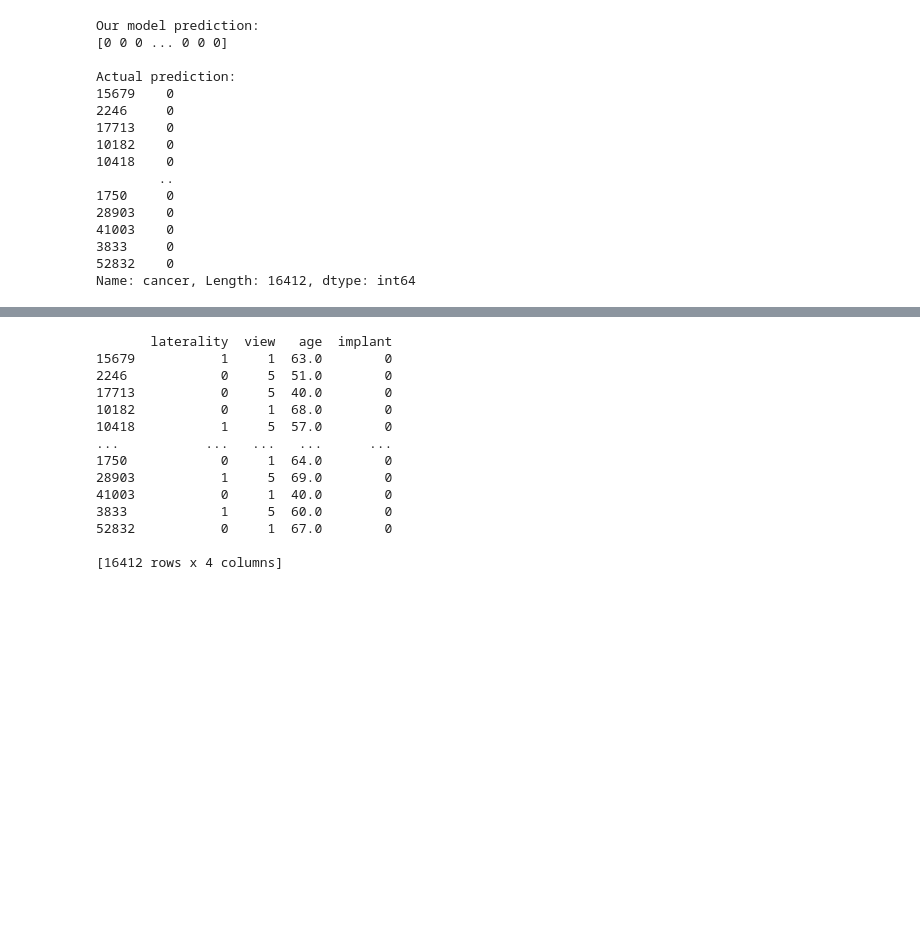
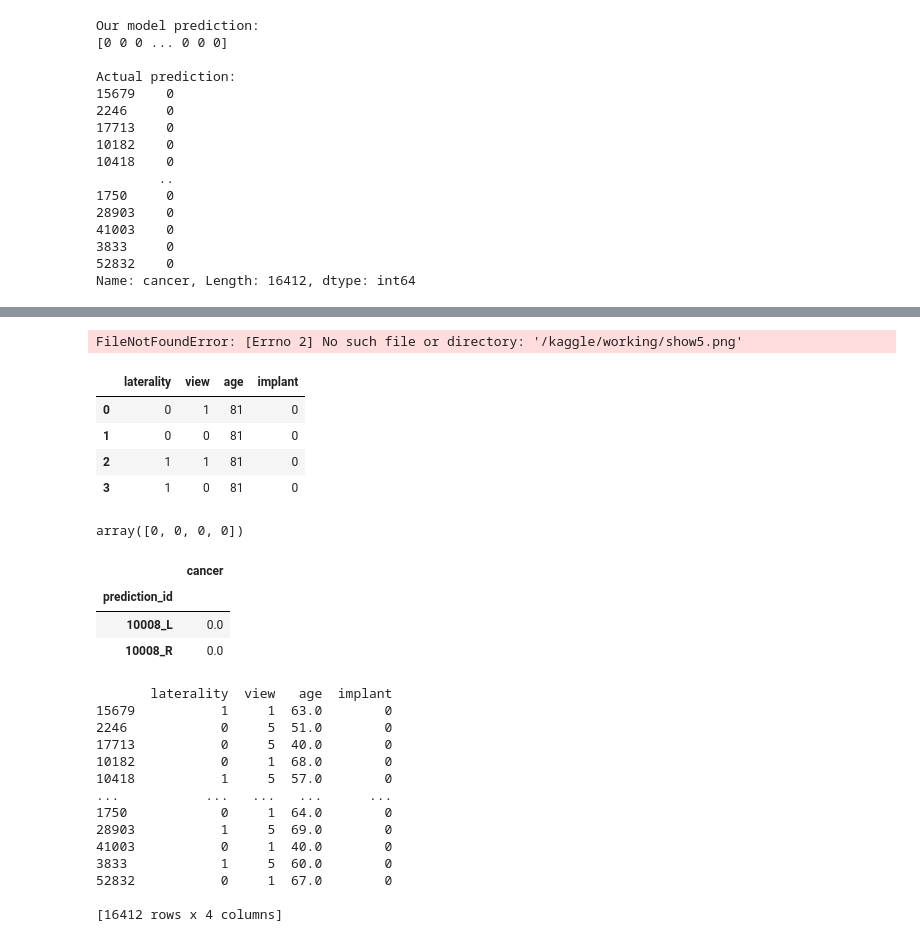
Before and after one commit to Nishitha-12/MajorProj2023, a Jupyter notebook: major-proj-final1.ipynb, the cells around one changed output, grey strips where cells are left out. Cells and saved outputs as stored; diff of their text form; code cells hidden in the pictures; blank space fills up the shorter version.

Commit message:
Kaggle Notebook | MAJOR-PROJ2 | Version 12

```diff
--- a/major-proj-final1.ipynb
+++ b/major-proj-final1.ipynb
@@ -813,7 +787,7 @@ predictions_nominal[1:10]
 import numpy as np
 from PIL import Image
 from keras.preprocessing import image
-img = image.load_img('/kaggle/working/show3.png')# , target_size=(32,32))
+img = image.load_img('/kaggle/working/show5.png')# , target_size=(32,32))
 img  = image.img_to_array(img)
 # img  = img/255
 img = img.reshape(-1,4)
@@ -822,9 +796,45 @@ img_class=eclf1.predict(img)
 # this model above was already trained
 # code from https://machinelearningmastery.com/handwritten-digit-recognition-using-convolutional-#neural-networks-python-keras/
 prediction = img_class[0]
-classname = img_class[0]
+classname = img_class
 # print("Class: ",classname)
+if img_class == 0:
+    print("no cancer")
+else:
+    print("cancer")
 print(classname)
+print(prediction)
+# %% [output]
+FileNotFoundError: [Errno 2] No such file or directory: '/kaggle/working/show5.png'
+# %%
+test_df = test.copy()
+test_df.drop(["site_id","patient_id","image_id","machine_id","prediction_id"], axis=1, inplace=True)
+
+col_list=['laterality','view']
+for col in col_list:
+    test_df[col]=le.fit_transform(test_df[col])
+test_df
+# %% [output]
+|  | laterality | view | age | implant |
+| 0 | 0 | 1 | 81 | 0 |
+| 1 | 0 | 0 | 81 | 0 |
+| 2 | 1 | 1 | 81 | 0 |
+| 3 | 1 | 0 | 81 | 0 |
+# %%
+predict_test = eclf1.predict(test_df)
+predict_test
+# %% [output]
+array([0, 0, 0, 0])
+# %%
+temp_df = test.copy()
+temp_df['cancer'] = predict_test
+prediction_df = temp_df[['prediction_id','cancer']].groupby(['prediction_id']).mean()
+prediction_df
+# %% [output]
+|  | cancer |
+| prediction_id |  |
+| 10008_L | 0.0 |
+| 10008_R | 0.0 |
 # %%
 print(X_test)
 # %% [output]
```
Also changed, not shown: parts of 4 cells of this notebook.
